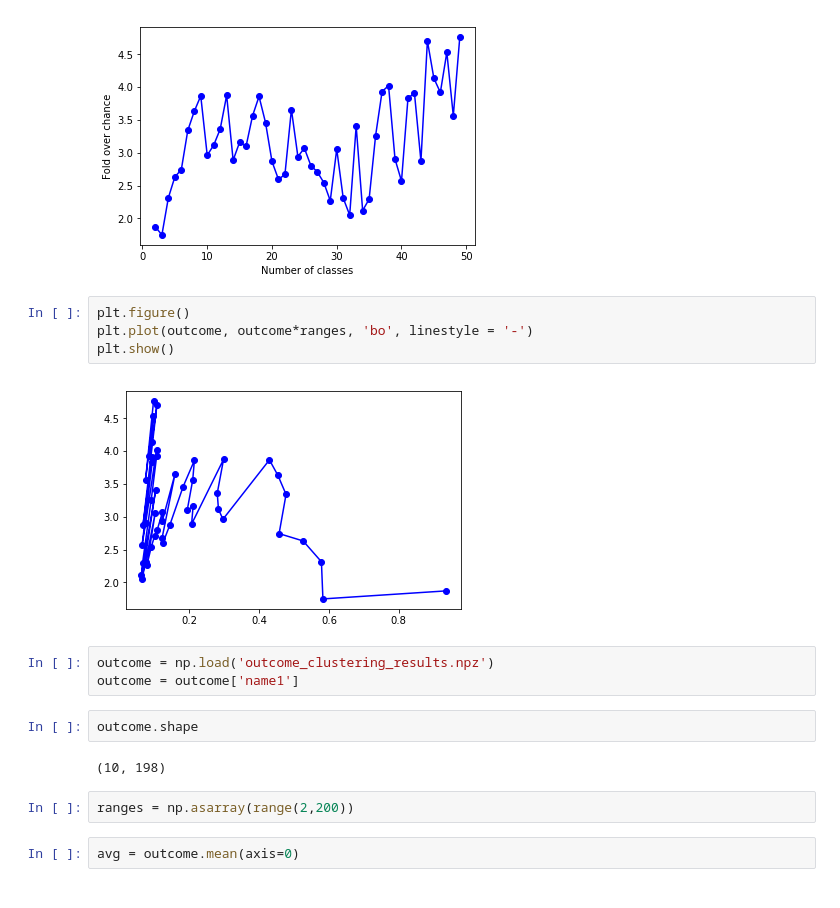
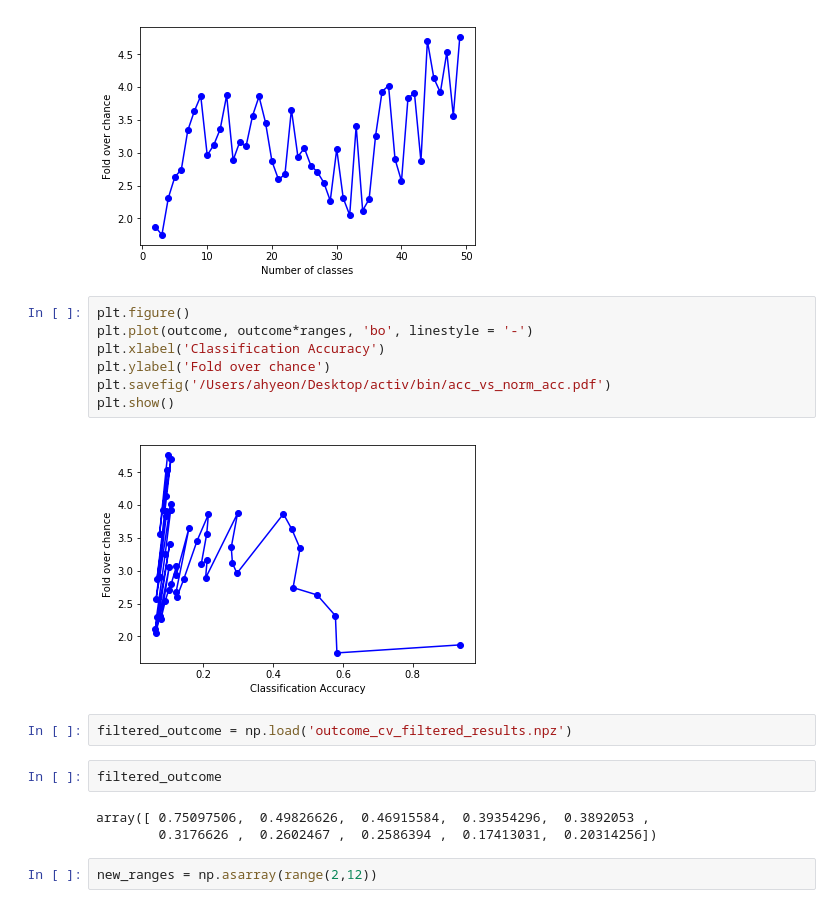
Before and after one commit to BouchardLab/ML_4_prec_prognosis, a Jupyter notebook: bin/outcome_clustering_plot.ipynb, the cells around one changed output. Drawn from its saved outputs; the diff is of its cells as text.

Commit message:
pca and filter

```diff
--- a/bin/outcome_clustering_plot.ipynb
+++ b/bin/outcome_clustering_plot.ipynb
@@ -36,18 +40,19 @@ plt.show()
 # %%
 plt.figure()
 plt.plot(outcome, outcome*ranges, 'bo', linestyle = '-')
+plt.xlabel('Classification Accuracy')
+plt.ylabel('Fold over chance')
+plt.savefig('/Users/ahyeon/Desktop/activ/bin/acc_vs_norm_acc.pdf')
 plt.show()
 # %% [output]
-[figure, old version]
+[figure, new version]
 # %%
-outcome = np.load('outcome_clustering_results.npz')
-outcome = outcome['name1']
+filtered_outcome = np.load('outcome_cv_filtered_results.npz')
-# %%
-outcome.shape
-# %% [output]
-(10, 198)
+# %%
+filtered_outcome
+# %% [output]
+array([ 0.75097506,  0.49826626,  0.46915584,  0.39354296,  0.3892053 ,
+        0.3176626 ,  0.2602467 ,  0.2586394 ,  0.17413031,  0.20314256])
 # %%
-ranges = np.asarray(range(2,200))
+new_ranges = np.asarray(range(2,12))
-# %%
-avg = outcome.mean(axis=0)
 # %%
```
Also changed, not shown: parts of 12 cells of this notebook, 1 other file.
